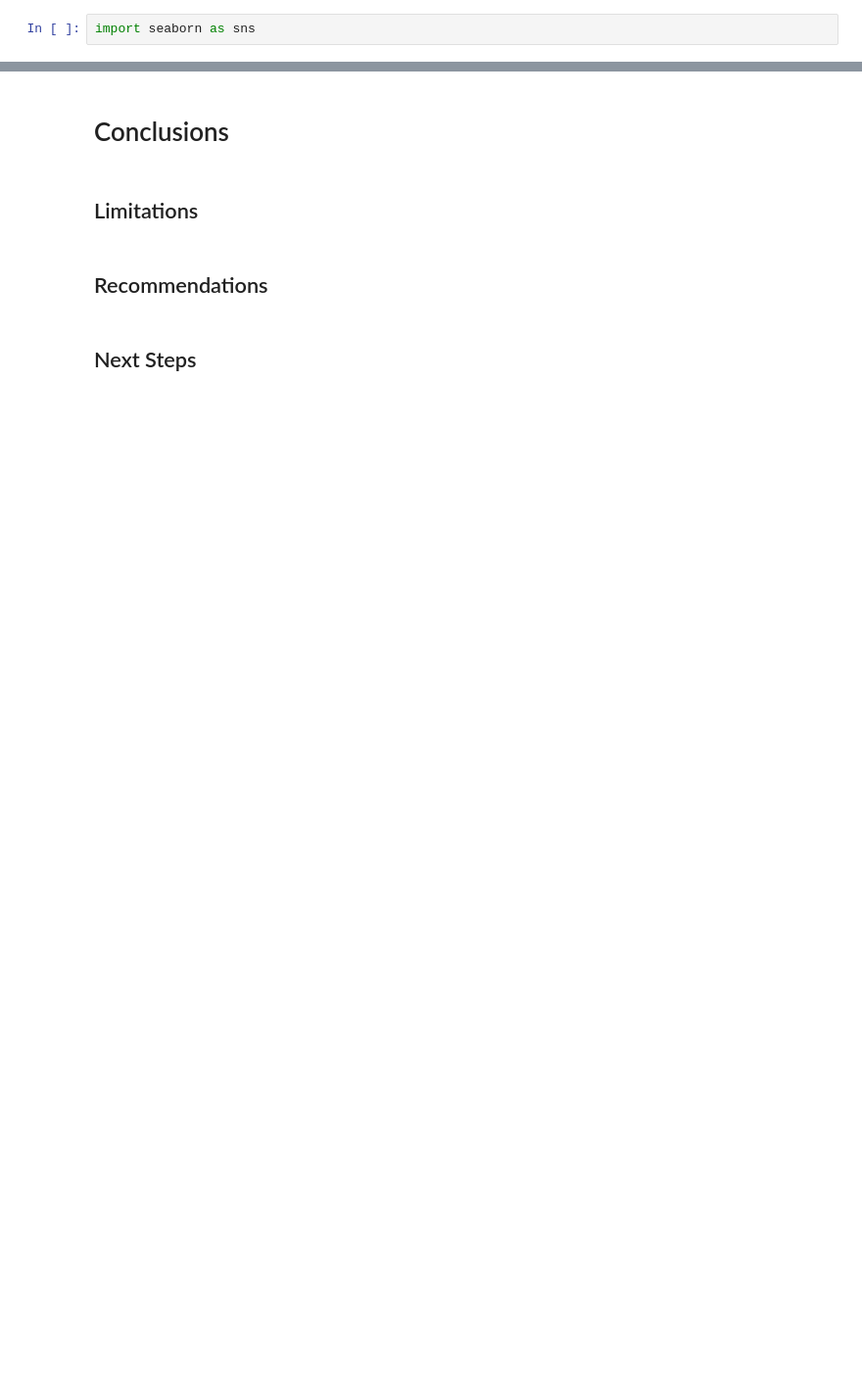
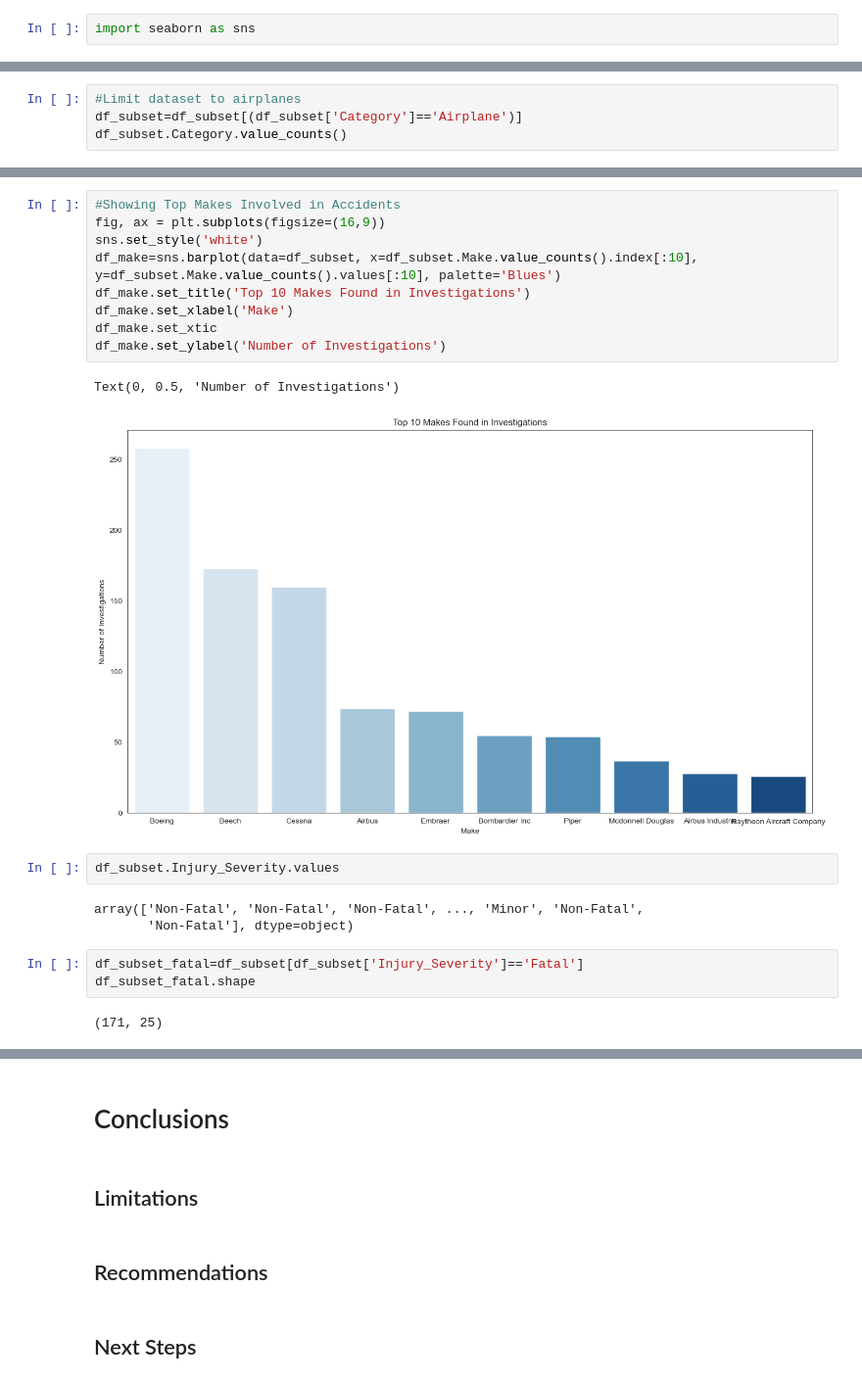
Before and after one commit to hannahdallas/aviation_strategy, a Jupyter notebook: notebook.ipynb, the cells around one changed output, grey strips where cells are left out. Shown at 98% size. Drawn from its saved outputs; the diff is of its cells as text; blank space fills up the shorter version.

Commit message:
Graphing Makes

```diff
--- a/notebook.ipynb
+++ b/notebook.ipynb
@@ -826,0 +653,4 @@ top_makes=df_fatal_2000.groupby('Make')['Fatality_Rate'].mean().head()
+# %%
+#Limit dataset to airplanes
+df_subset=df_subset[(df_subset['Category']=='Airplane')]
+df_subset.Category.value_counts()
@@ -826,0 +763,22 @@ top_makes=df_fatal_2000.groupby('Make')['Fatality_Rate'].mean().head()
+# %%
+#Showing Top Makes Involved in Accidents
+fig, ax = plt.subplots(figsize=(16,9))
+sns.set_style('white')
+df_make=sns.barplot(data=df_subset, x=df_subset.Make.value_counts().index[:10], y=df_subset.Make.value_counts().values[:10], palette='Blues')
+df_make.set_title('Top 10 Makes Found in Investigations')
+df_make.set_xlabel('Make')
+df_make.set_xtic
+df_make.set_ylabel('Number of Investigations')
+# %% [output]
+Text(0, 0.5, 'Number of Investigations')
+[figure, added]
+# %%
+df_subset.Injury_Severity.values
+# %% [output]
+array(['Non-Fatal', 'Non-Fatal', 'Non-Fatal', ..., 'Minor', 'Non-Fatal',
+       'Non-Fatal'], dtype=object)
+# %%
+df_subset_fatal=df_subset[df_subset['Injury_Severity']=='Fatal']
+df_subset_fatal.shape
+# %% [output]
+(171, 25)
```
Also changed, not shown: parts of 79 cells of this notebook.
